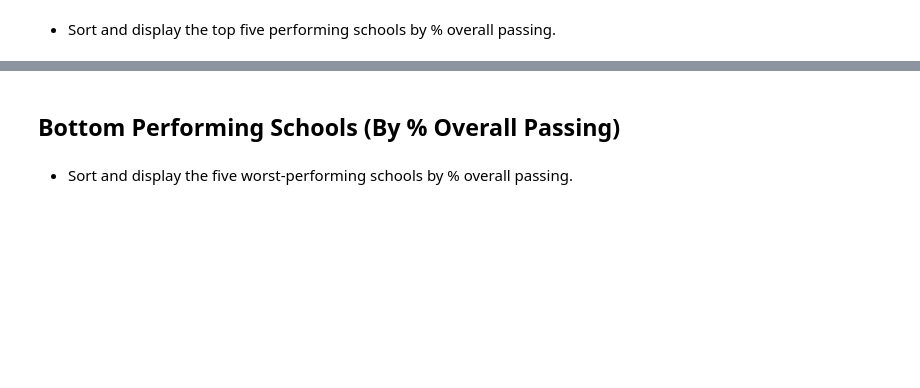
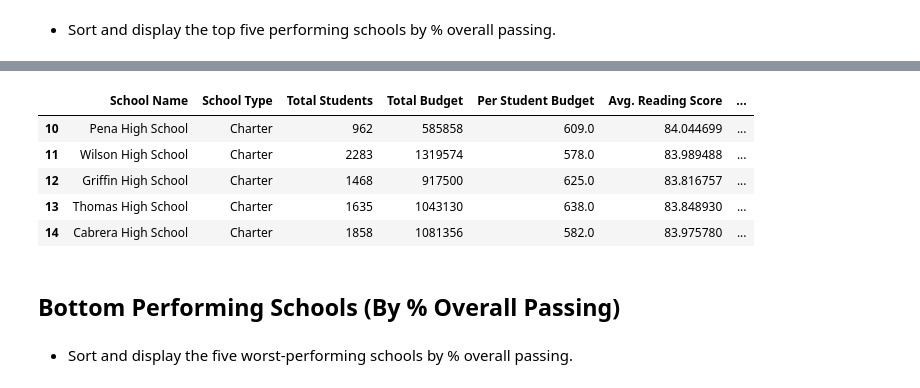
Before and after one commit to kdevanath/Pandas-Challenge, a Jupyter notebook: PyCitySchools/PyCitySchools_starter.ipynb, the cells around one changed output, grey strips where cells are left out. Cells and saved outputs as stored; diff of their text form; code cells hidden in the pictures; blank space fills up the shorter version.

```diff
--- a/PyCitySchools/PyCitySchools_starter.ipynb
+++ b/PyCitySchools/PyCitySchools_starter.ipynb
@@ -181,3 +185,12 @@ school_summary.
+# %%
+school_summary_sort.tail(5)
+# %% [output]
+|  | School Name | School Type | Total Students | Total Budget | Per Student Budget | Avg. Reading Score | ... |
+| 10 | Pena High School | Charter | 962 | 585858 | 609.0 | 84.044699 | ... |
+| 11 | Wilson High School | Charter | 2283 | 1319574 | 578.0 | 83.989488 | ... |
+| 12 | Griffin High School | Charter | 1468 | 917500 | 625.0 | 83.816757 | ... |
+| 13 | Thomas High School | Charter | 1635 | 1043130 | 638.0 | 83.848930 | ... |
+| 14 | Cabrera High School | Charter | 1858 | 1081356 | 582.0 | 83.975780 | ... |
 # %% [markdown]
 ## Bottom Performing Schools (By % Overall Passing)
 # %% [markdown]
```
Also changed, not shown: parts of 8 cells of this notebook.
